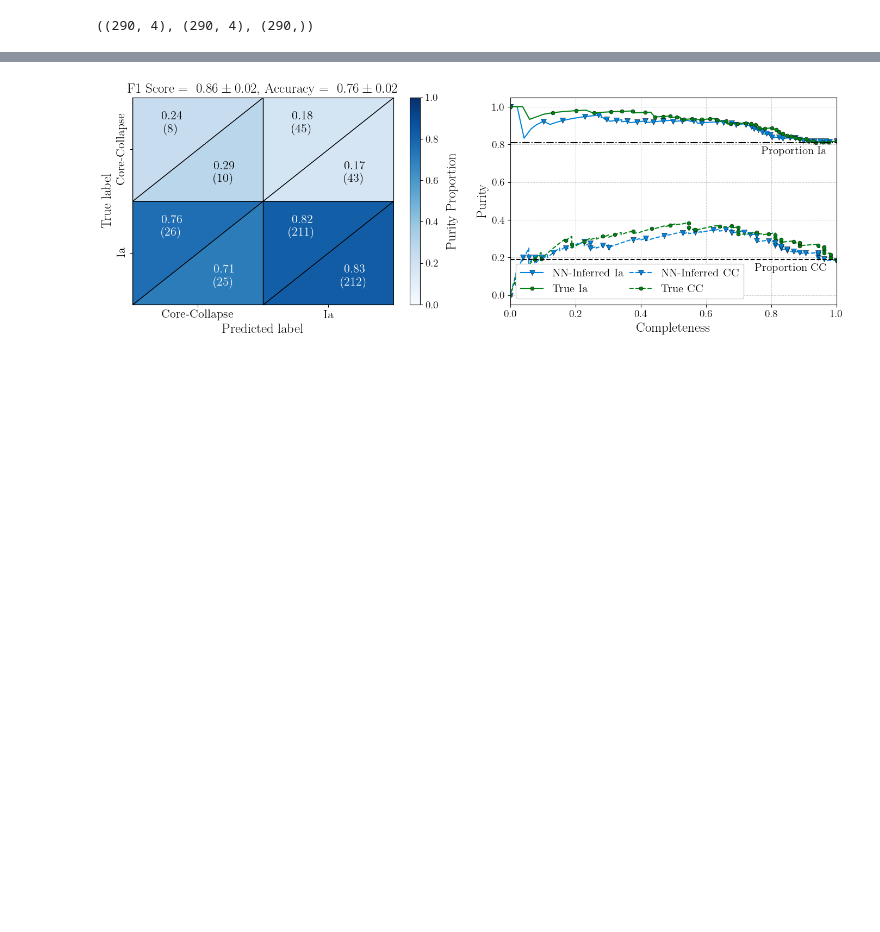
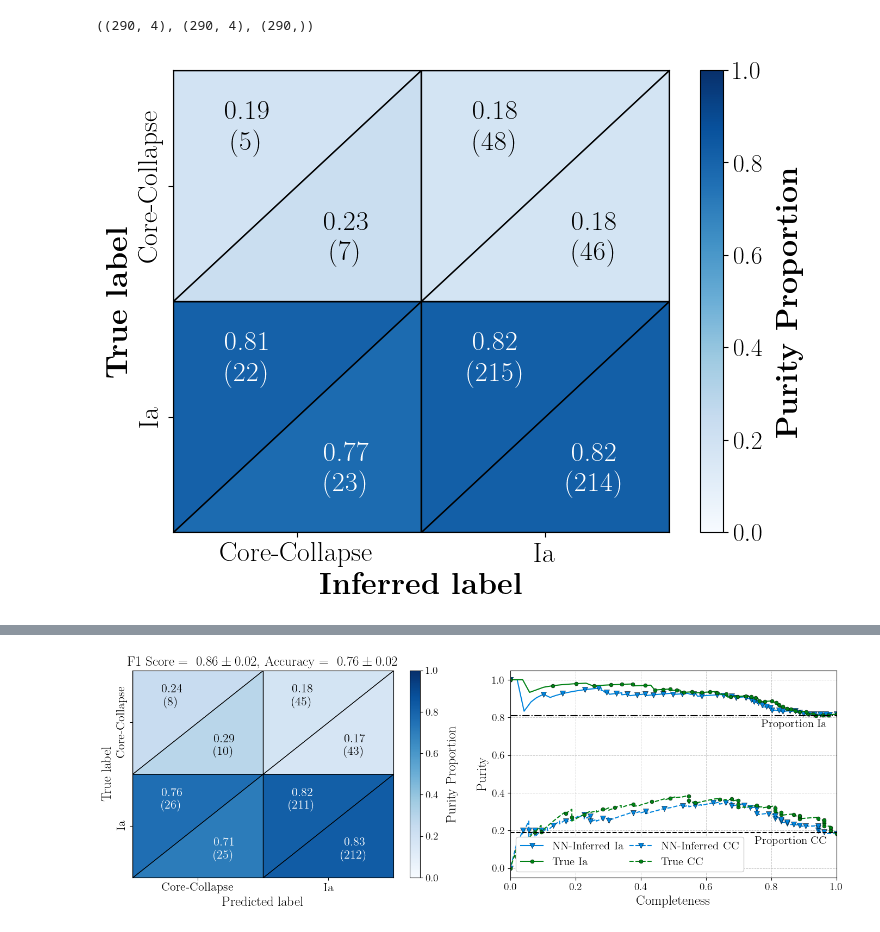
Before and after one commit to Adam-Boesky/astro_SPLASH, a Jupyter notebook: Final_Paper/final_classifying.ipynb, the cells around one changed output, grey strips where cells are left out. Cells and saved outputs as stored; diff of their text form; code cells hidden in the pictures; blank space fills up the shorter version.

```diff
--- a/Final_Paper/final_classifying.ipynb
+++ b/Final_Paper/final_classifying.ipynb
@@ -304,3 +314,91 @@ precision_true_0, recall_true_0, thresholds_true_0 = precision_recall_curve(y_te
 naive_model_ia = len(y_test[y_test == 1]) / len(y_test)
 # Non-Ia
 naive_model_cc = len(y_test[y_test == 0]) / len(y_test)
+# %%
+fig, ax1 = plt.subplots(1, 1, figsize=(8, 6))
+cm1 = np.flipud(cumulative_cm)
+cm2 = np.flipud(cumulative_cm_true)
+fs=22
+
+# Choose a colormap
+cmap = plt.cm.Blues
+
+# Define the bounds of the boxes
+bounds = [0, 1, 2]
+
+# Create a mesh grid
+X, Y = np.meshgrid(bounds, bounds)
+
+# Get the confusion normalized matrices
+cm1_col_norms = np.sum(cm1, axis=0)
+cm2_col_norms = np.sum(cm2, axis=0)
+cm1_norm = cm1 / cm1_col_norms
+cm2_norm = cm2 / cm2_col_norms
+cm1_norm = cm1_norm.round(2)
+cm2_norm = cm2_norm.round(2)
+
+
+# Normalize the values for the colormap
+norm = plt.Normalize(vmin=0, vmax=1)
+
+
+for (i, j), z in np.ndenumerate(cm1):
+    # Color for the top triangle (cm1)
+    color1 = cmap(norm(cm1_norm[i, j]))
+
+    # Color for the bottom triangle (cm2)
+    color2 = cmap(norm(cm2_norm[i, j]))
+
+    # Split each cell diagonally
+    # x1, y1 = i, j
+    # x2, y2 = i+1, j+1
+    # x3, y3 = i, j+1
+    # x4, y4 = i + 1, j
+    # # [x1, x3], [y1, y3], [y2, y2]
+    ax1.fill_between([j, j+1], [i, i+1], [i+1, i+1], color=color1, edgecolor='black')
+    ax1.fill_between([j, j+1], [i, i+1], [i, i], color=color2, edgecolor='black')
+
+    # Add text
+    if cm1_norm[i, j] > 0.5*norm.vmax: col1 = 'white'
+    else: col1 = 'k'
+    if cm1_norm[i, j] > 0.5*norm.vmax: col2 = 'white'
+    else: col2 = 'k'
+    ax1.text(j + 0.3, i + 0.75, '{}\n({})'.format(cm1_norm[i, j], cm1[i, j]), ha='center', va='center', fontsize=fs-2, color=col1)
+    ax1.text(j + 0.7, i + 0.27, '{}\n({})'.format(cm2_norm[i, j], cm2[i, j]), ha='center', va='center', fontsize=fs-2, color=col1)
+
+# Set the limits and labels
+ax1.set_xlim(0, 2)
+ax1.set_ylim(0, 2)
+ax1.set_xticks([0.5, 1.5])
+ax1.set_yticks([0.5, 1.5])
+ax1.set_xticklabels(["Core-Collapse", "Ia"])
+# ax1.set_yticklabels(["Ia", "Core-Collapse"], which='major', rotation=90)
+ax1.set_yticklabels(["Ia", "Core-Collapse"], rotation=90, va='center', ha='right')
+ax1.tick_params(axis='both', which='major', labelsize=fs-2)  # Adjust labelsize as needed
+# ax1.tick_params(axis='y', which='major', rotation=90)  # Adjust labelsize as needed
+# ax1.set_yticklabels(["Ia", "Core-Collapse"], rotation=90, va='center', ha='right')
+# ax1.major_ticklabels.set_va("center")
+
+
+# Add grid, labels and title
+ax1.grid(False)
+ax1.set_ylabel(r'\bf{True label}', fontsize=fs)
+ax1.set_xlabel(r'\bf{Inferred label}', fontsize=fs)
+# ax1.set_title(rf'NN-Inferred:  F1$\ = \ {np.mean(f1_scores["macro"])*100:.1f}\pm {np.std(f1_scores["macro"])*100:.1f} \%$, Accuracy$\ = \ {np.mean(accuracies)*100:.1f}\pm {np.std(accuracies)*100:.1f} \%$' +
+#               '\n'  rf'True: F1$\ = \ {np.mean(f1_scores_true["macro"])*100:.1f}\pm {np.std(f1_scores_true["macro"])*100:.1f} \%$, Accuracy$\ = \ {np.mean(accuracies_true)*100:.1f}\pm {np.std(accuracies_true)*100:.1f} \%$',
+#               fontsize=fs, pad=10)
+
+# Create a ScalarMappable for the colorbar
+sm = ScalarMappable(cmap=cmap, norm=norm)
+sm.set_array([])  # You have to set the array for the ScalarMappable
+
+# Create the colorbar
+cbar = plt.colorbar(sm, ax=ax1)
+cbar.set_label(r'\bf{Purity Proportion}', labelpad=10, fontsize=fs)
+cbar.ax.tick_params(labelsize=fs-4)
+
+plt.savefig('/Users/adamboesky/Research/ay98/Weird_Galaxies/Final_Paper/Figures/nn_inferred_v_true_cm.pdf', bbox_inches='tight')
+
+plt.show()
+# %% [output]
+[figure, added]
```
Also changed, not shown: parts of 21 cells of this notebook, 28 other files.
